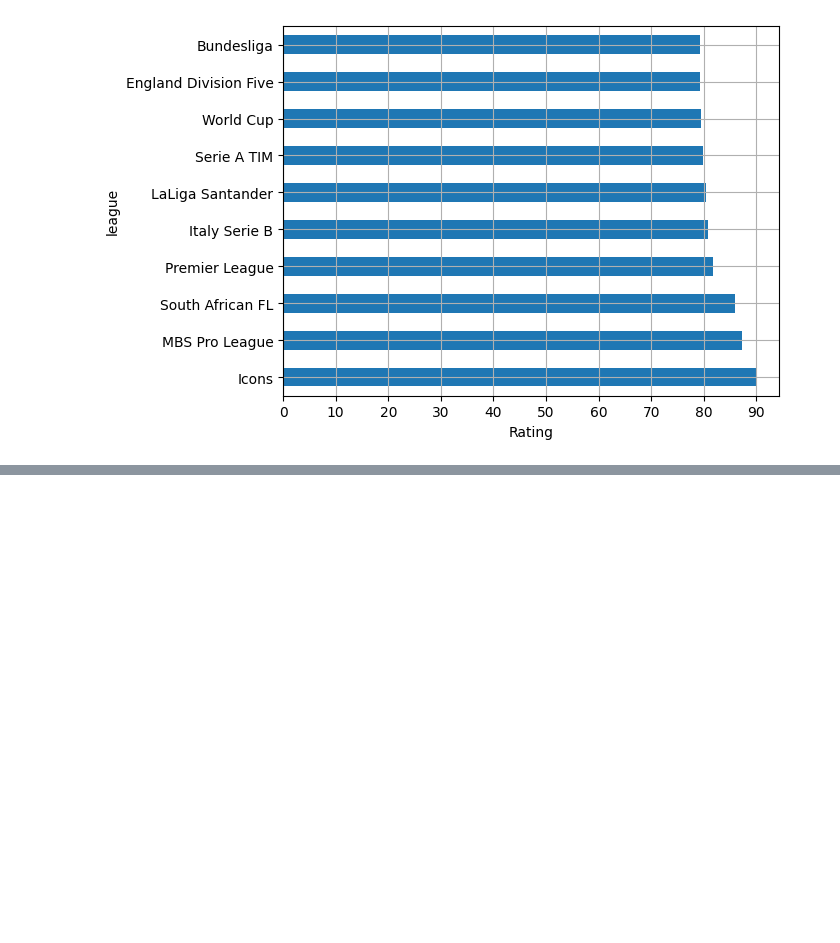
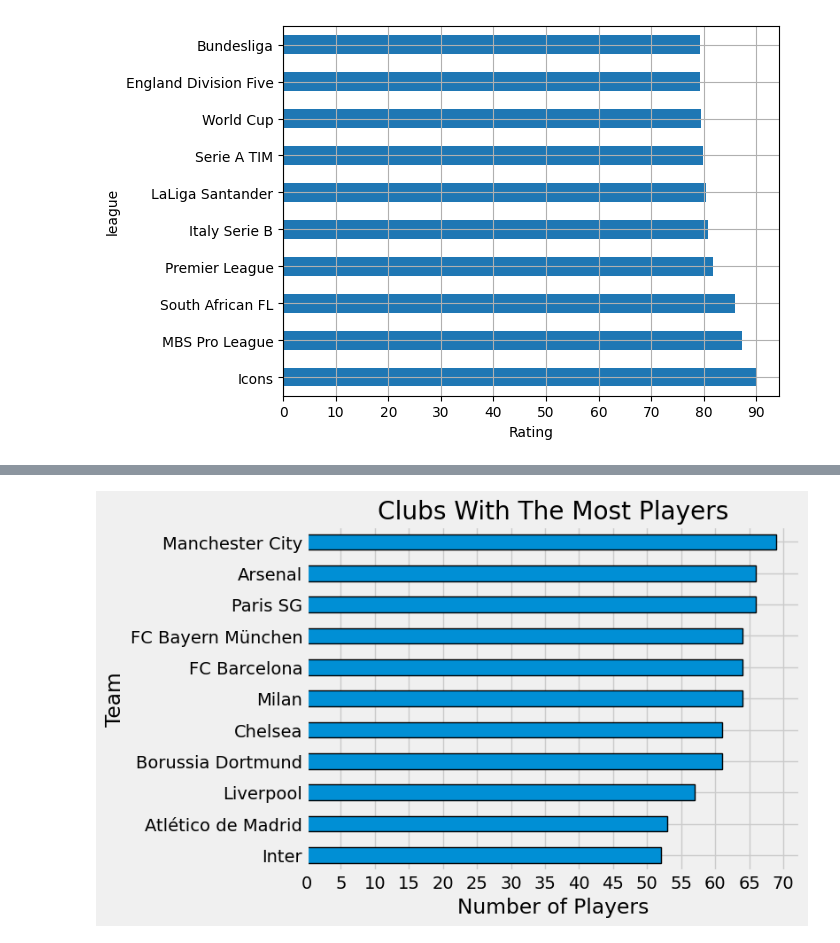
Before and after one commit to AliElneklawy/fifa23_player_cards, a Jupyter notebook: fifa23_player_cards.ipynb, the cells around one changed output, grey strips where cells are left out. Saved outputs shown, nothing was run; the diff lists cells and outputs as text; code cells hidden in the pictures; blank space fills up the shorter version.

```diff
--- a/fifa23_player_cards.ipynb
+++ b/fifa23_player_cards.ipynb
@@ -156,0 +246,3 @@ plt.show()
+# %%
+counts = df['team'].value_counts()[2:20]
+counts
@@ -156,0 +270,9 @@ plt.show()
+# %%
+counts[2:13].sort_values().plot(kind='barh', edgecolor='black', linewidth=1)
+plt.xticks(list(range(0, 72, 5)))
+plt.ylabel('Team')
+plt.xlabel('Number of Players')
+plt.title('Clubs With The Most Players')
+plt.show()
+# %% [output]
+[figure, added]
```
Also changed, not shown: parts of 13 cells of this notebook.
